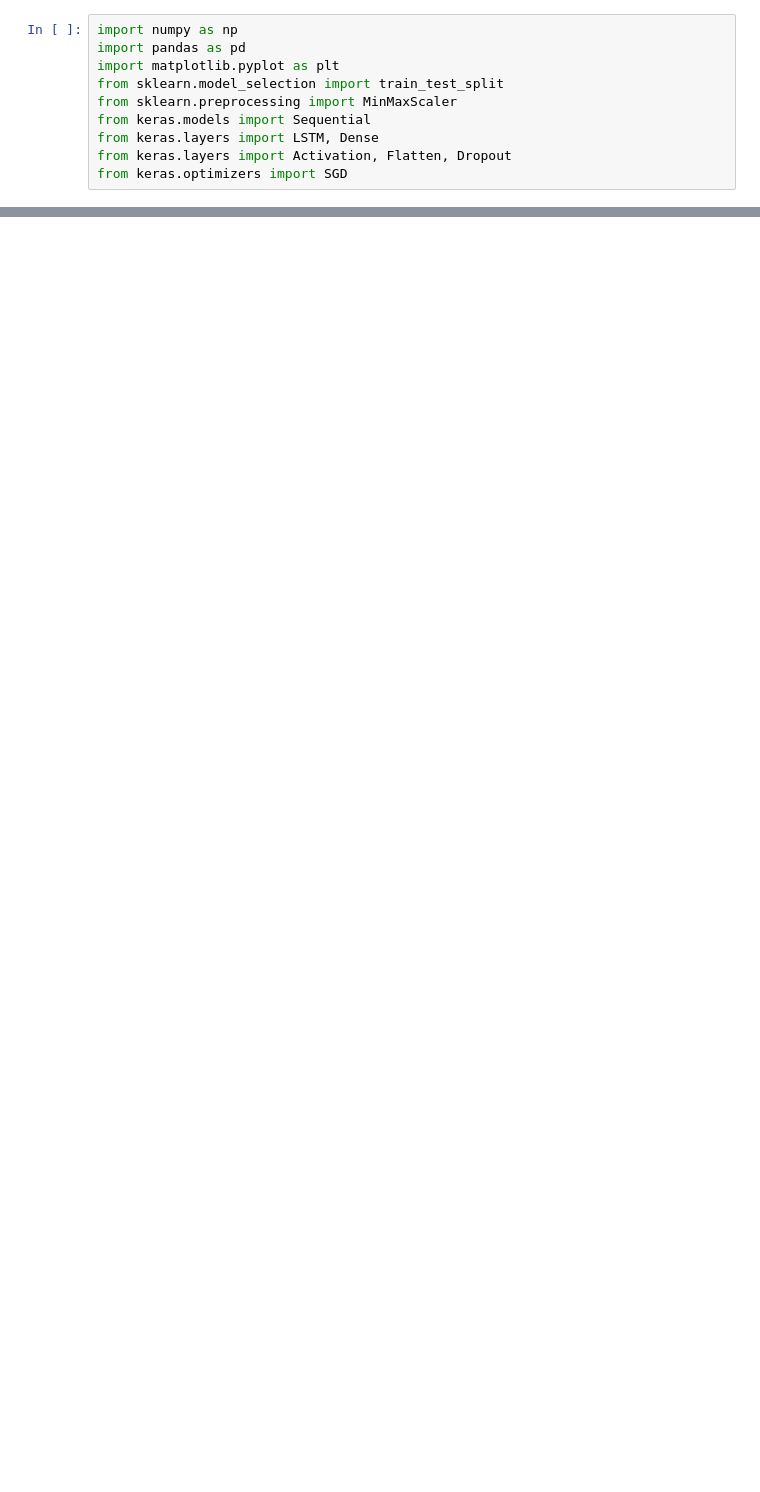
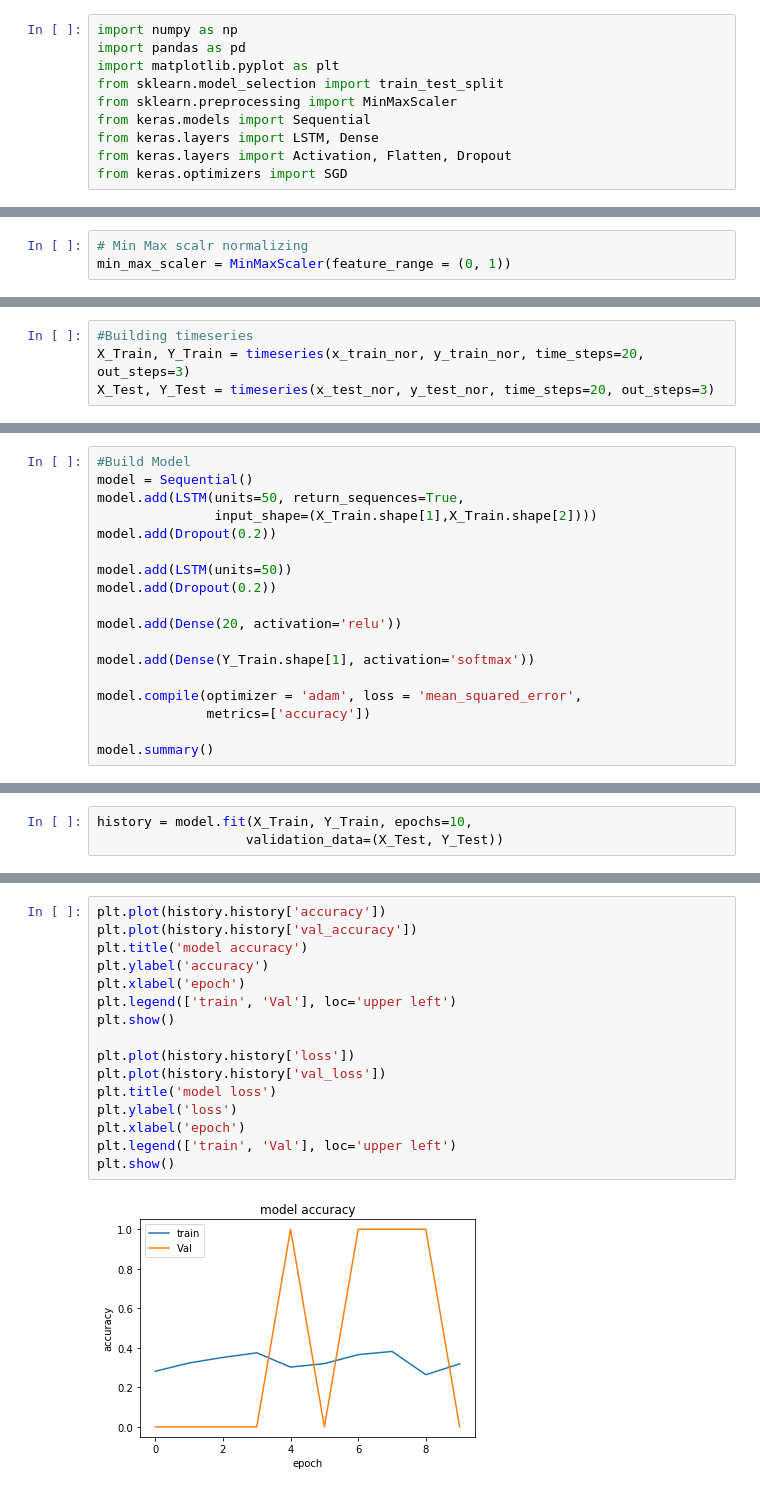
Before and after one commit to bidurbhurtel/waterflow, a Jupyter notebook: recursive_lag_outputs.ipynb, the cells around one changed output, grey strips where cells are left out. Cells and saved outputs as stored; diff of their text form; blank space fills up the shorter version.

```diff
--- a/recursive_lag_outputs.ipynb
+++ b/recursive_lag_outputs.ipynb
@@ -52,0 +63,3 @@ plt.show()
+# %%
+# Min Max scalr normalizing
+min_max_scaler = MinMaxScaler(feature_range = (0, 1))
@@ -52,0 +83,4 @@ plt.show()
+# %%
+#Building timeseries
+X_Train, Y_Train = timeseries(x_train_nor, y_train_nor, time_steps=20, out_steps=3)
+X_Test, Y_Test = timeseries(x_test_nor, y_test_nor, time_steps=20, out_steps=3)
@@ -52,0 +97,18 @@ plt.show()
+# %%
+#Build Model
+model = Sequential()
+model.add(LSTM(units=50, return_sequences=True,
+               input_shape=(X_Train.shape[1],X_Train.shape[2])))
+model.add(Dropout(0.2))
+
+model.add(LSTM(units=50))
+model.add(Dropout(0.2))
+
+model.add(Dense(20, activation='relu'))
+
+model.add(Dense(Y_Train.shape[1], activation='softmax'))
+
+model.compile(optimizer = 'adam', loss = 'mean_squared_error',
+              metrics=['accuracy'])
+
+model.summary()
@@ -52,0 +136,3 @@ plt.show()
+# %%
+history = model.fit(X_Train, Y_Train, epochs=10,
+                   validation_data=(X_Test, Y_Test))
@@ -52,0 +160,18 @@ plt.show()
+# %%
+plt.plot(history.history['accuracy'])
+plt.plot(history.history['val_accuracy'])
+plt.title('model accuracy')
+plt.ylabel('accuracy')
+plt.xlabel('epoch')
+plt.legend(['train', 'Val'], loc='upper left')
+plt.show()
+
+plt.plot(history.history['loss'])
+plt.plot(history.history['val_loss'])
+plt.title('model loss')
+plt.ylabel('loss')
+plt.xlabel('epoch')
+plt.legend(['train', 'Val'], loc='upper left')
+plt.show()
+# %% [output]
+[figure, added]
```
Also changed, not shown: parts of 20 cells of this notebook, 1 other file.
